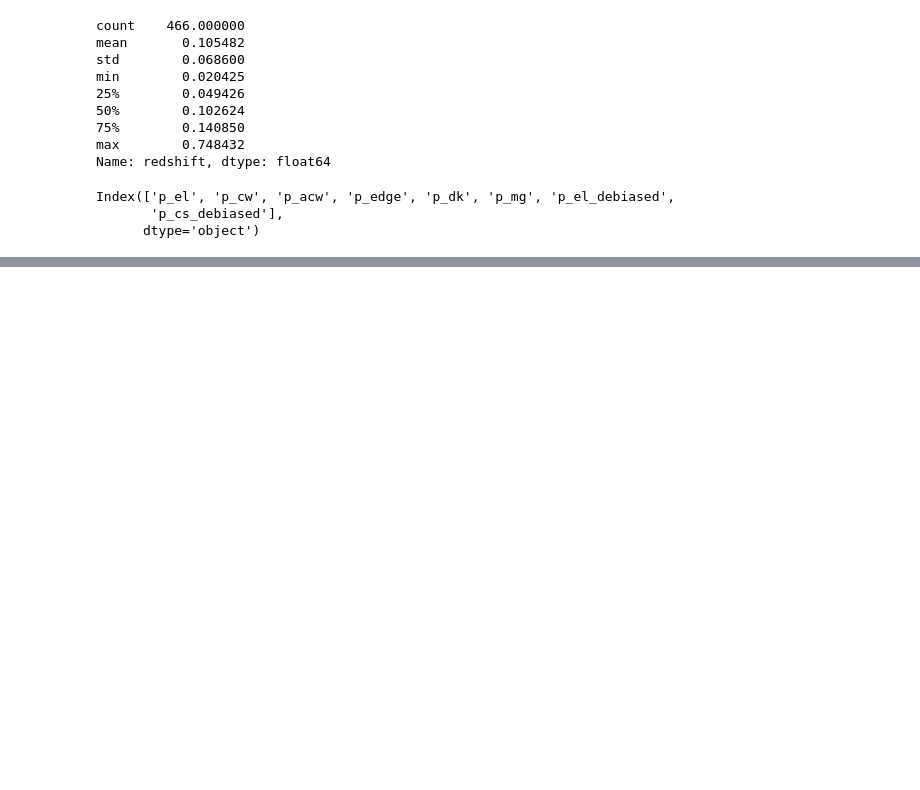
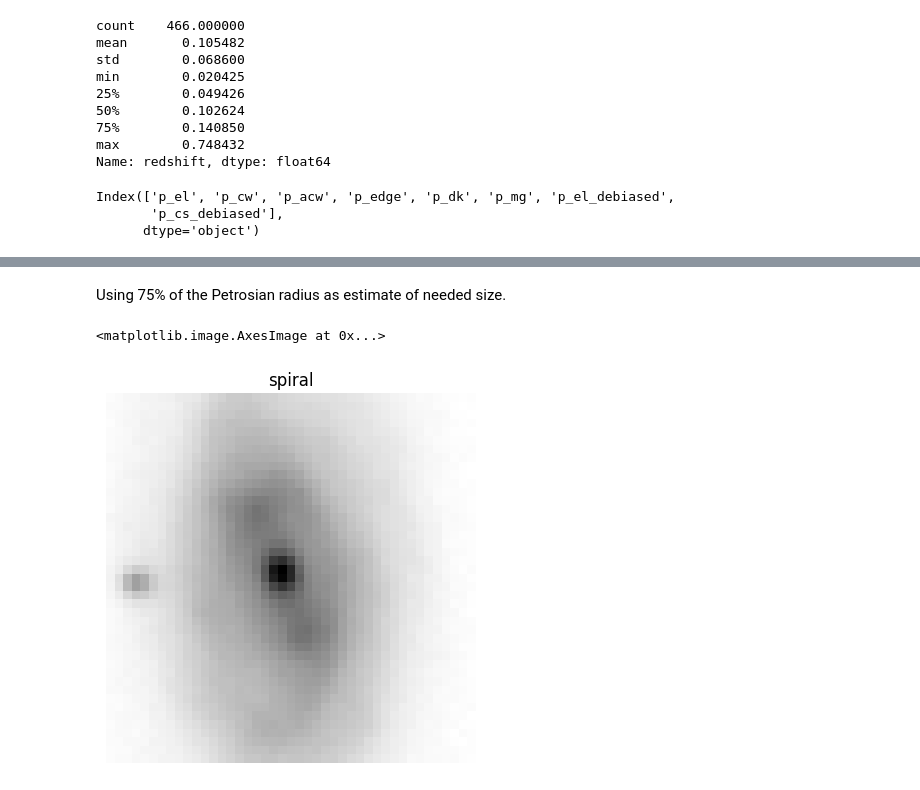
Before and after one commit to tkfritz/astro_images, a Jupyter notebook: galaxy_type_prep.ipynb, the cells around one changed output, grey strips where cells are left out. Saved outputs shown, nothing was run; the diff lists cells and outputs as text; code cells hidden in the pictures; blank space fills up the shorter version.

Commit message:
Extracting cutouts of the first data

```diff
--- a/galaxy_type_prep.ipynb
+++ b/galaxy_type_prep.ipynb
@@ -119,5 +123,7 @@ Clearly not all well classified, thus need further cleaningb as input. Also need
 # %%
-df2=df[(df.p_el_debiased>2/3) | (df.p_cs_debiased>2/3) ]
+df2=df[(df.spiral==1) | (df.elliptical==1) ]
 print(df2.shape)
 print(df.shape)
+print(df2.elliptical.sum())
+print(df2.spiral.sum())
 # %% [output]
@@ -125,0 +300,5 @@ print(df.shape)
+# %%
+df2=df2.sort_values(by='image')
+#reset index since the previous row is not wanted
+df2=df2.reset_index()
+print(df2.head)
@@ -125,0 +323,32 @@ print(df.shape)
+# %%
+def get_cutouts(df,delta):
+    #collected array
+    c=0
+    cut_outs=np.zeros((2*delta+1,2*delta+1,df2.shape[0]))
+    #parameter to indicate whether an image exist.
+    df['off_image']=False
+    for i in range(df.shape[0]):
+        #image loaded if first image
+        if i==0:
+            #load file
+            hbin=fits.open(path+list_input_files[df.image.iloc[i]])
+            #get image, need to be transposed because of difefrent definitions in astronomy and numpy on what is the first axis
+            image=hbin[0].data.T
+        else:
+            #or if new image
+            if df.image.iloc[i]!=df.image.iloc[i-1]:
+                hbin=fits.open(path+list_input_files[df.image.iloc[i]])
+                #need to be transposed because of difefrent definitions in astronomy and numpy on what is the first axis
+                image=hbin[0].data.T
+        #gfigure out if within image borders  then cut out image is collected
+        if round(df.pixel_x.iloc[i])>delta and round(df.pixel_x.iloc[i])<image.shape[0]-delta and  round(df.pixel_y.iloc[i])>delta and round(df.pixel_y.iloc[i])<image.shape[1]-delta:
+            cut_outs[:,:,i]=image[round(df.pixel_x.iloc[i])-delta:round(df.pixel_x.iloc[i])+delta+1,round(df.pixel_y.iloc[i])-delta:round(df.pixel_y.iloc[i])+delta+1]
+        else:
+            #if not marker column set to true
+            print(f"row {i} is off the image")
+            df['off_image'].iloc[i]=True
+            c+=1
+    print(f"{c} objects are off the image")
+    return df, cut_outs
+# %%
+df2,cut_out=get_cutouts(df2,21)
@@ -125,0 +391,9 @@ print(df.shape)
+# %% [markdown]
+Using 75% of the Petrosian radius as estimate of needed size.
+# %%
+plt.axis('off')
+plt.title("spiral")
+plt.imshow(1-cut_out[:,:,170].T,cmap=cm.gray, interpolation='nearest')
+# %% [output]
+<matplotlib.image.AxesImage at 0x...>
+[figure, added]
```
Also changed, not shown: parts of 36 cells of this notebook.
